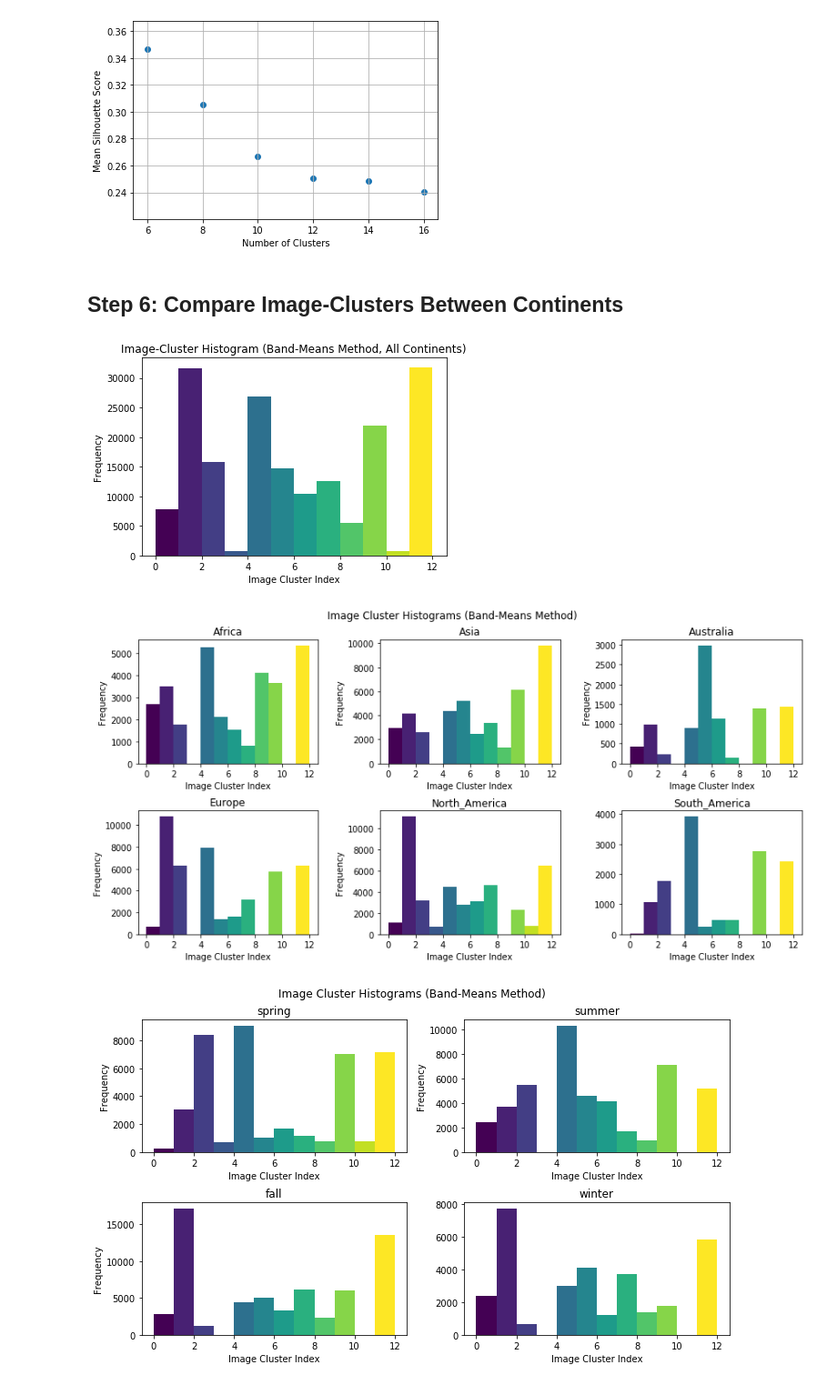
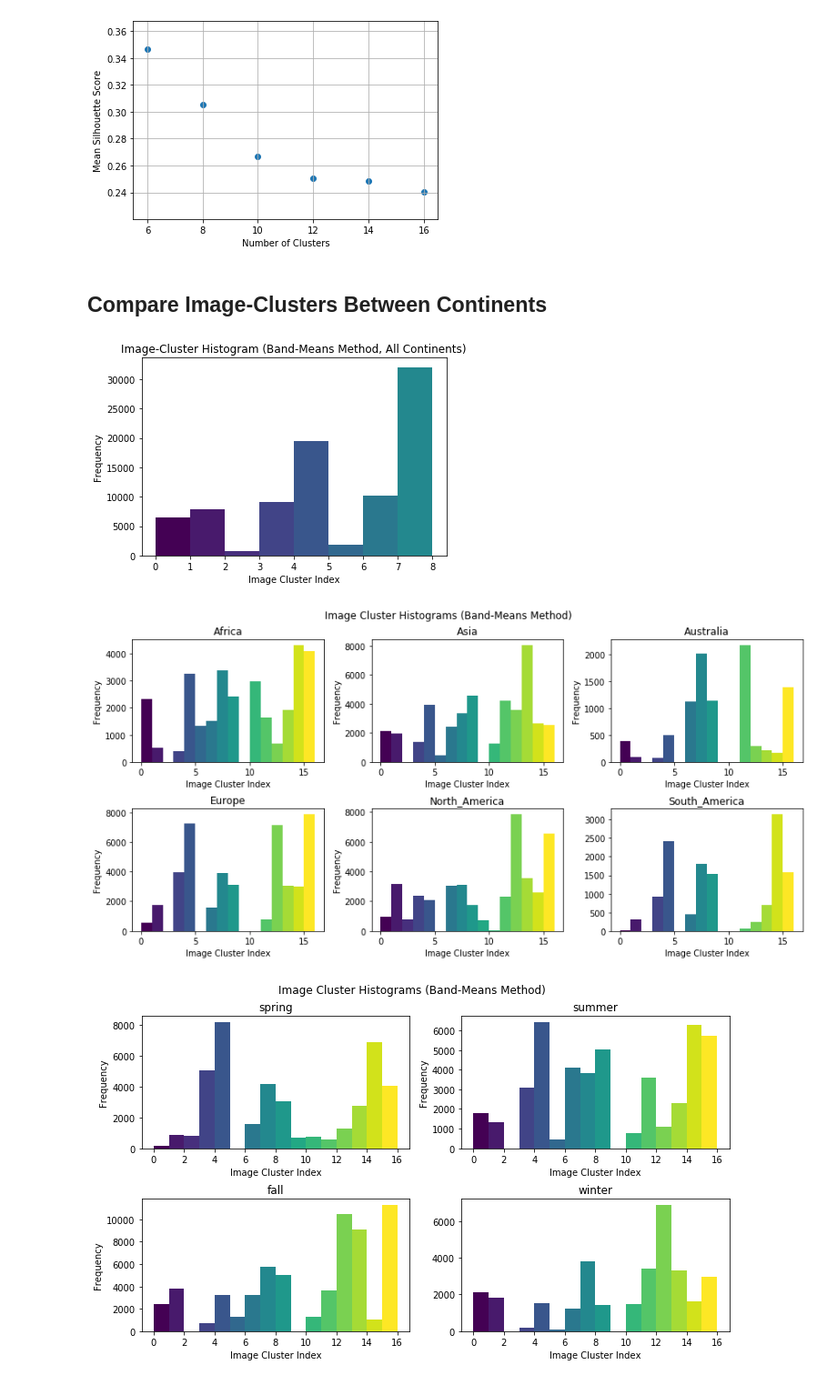
Before and after one commit to lucashu1/land-cover, a Jupyter notebook: jupyter_notebooks/kmeans.ipynb, the cells around one changed output. Shown at 91% size. Cells and saved outputs as stored; diff of their text form; code cells hidden in the pictures.

```diff
--- a/jupyter_notebooks/kmeans.ipynb
+++ b/jupyter_notebooks/kmeans.ipynb
@@ -993,15 +993,15 @@ Computing silhouette score...
 Silhouette score: 0.24077422096899845
 [figure]
 # %% [markdown]
-## Step 6: Compare Image-Clusters Between Continents
+## Compare Image-Clusters Between Continents
+# %%
+num_image_clusters = 16 # 8, 12, or 16
 # %%
 ### Compare image-clusters between continents ###
 
-num_clusters = 12
-
 method = 'bandmeans' # one of 'colorcluster', 'bandhist', or 'bandmeans'
 # cluster_col = cluster_method_to_cluster_col[method]
-cluster_col = f'image_cluster_bandmeans_{num_clusters}'
+cluster_col = f'image_cluster_bandmeans_{num_image_clusters}'
 feat_col = cluster_method_to_feat_col[method]
 method_name = cluster_method_to_method_name[method]
 
@@ -1011,7 +1011,7 @@ df = joblib.load(df_save_dir)
 
 # set colormap
 cmap = plt.cm.viridis  # define the colormap
-cmaplist = [cmap(i) for i in np.linspace(0, 1, num_clusters)]
+cmaplist = [cmap(i) for i in np.linspace(0, 1, num_image_clusters)]
 
 # plot histogram for all continents
 N, bins, patches = plt.hist(df[cluster_col], bins=range(0,num_clusters+1), density=False)
@@ -1029,43 +1029,43 @@ for i, continent in enumerate(config['all_continents']):
         row += 1
         col = 0
     N, bins, patches = axes[row, col].hist(df.loc[df['continent'] == continent][cluster_col],
-                                           bins=range(0,num_clusters+1), density=False)
+                                           bins=range(0,num_image_clusters+1), density=False)
     for i in range(len(patches)):
         patches[i].set_facecolor(cmaplist[i])
     axes[row, col].set_title(continent)
     axes[row, col].set_xlabel('Image Cluster Index')
     axes[row, col].set_ylabel('Frequency')
     col += 1
 fig.tight_layout()
 plt.suptitle(f'Image Cluster Histograms ({method_name} Method)')
 fig.subplots_adjust(top=0.90)
 plt.ylabel('')
 plt.show()
 
 # Plot each individual season
 fig, axes = plt.subplots(2, 2, figsize=(10, 6))
 row, col = 0, 0
 for i, season in enumerate(config['all_seasons']):
     if col >= 2:
         row += 1
         col = 0
     N, bins, patches = axes[row, col].hist(df.loc[df['season'] == season][cluster_col],
-                                           bins=range(0,num_clusters+1), density=False)
+                                           bins=range(0,num_image_clusters+1), density=False)
     for j in range(len(patches)):
         patches[j].set_facecolor(cmaplist[j])
     axes[row, col].set_title(season)
     axes[row, col].set_xlabel('Image Cluster Index')
     axes[row, col].set_ylabel('Frequency')
     col += 1
 fig.tight_layout()
 plt.suptitle(f'Image Cluster Histograms ({method_name} Method)')
 fig.subplots_adjust(top=0.90)
 plt.ylabel('')
 plt.show()
 # %% [output]
-[figure, old version]
+[figure, new version]
-[figure, old version]
+[figure, new version]
-[figure, old version]
+[figure, new version]
 # %%
 ### Get representative images for each continent ###
 
```
Also changed, not shown: parts of 10 cells of this notebook, 4 other files.
